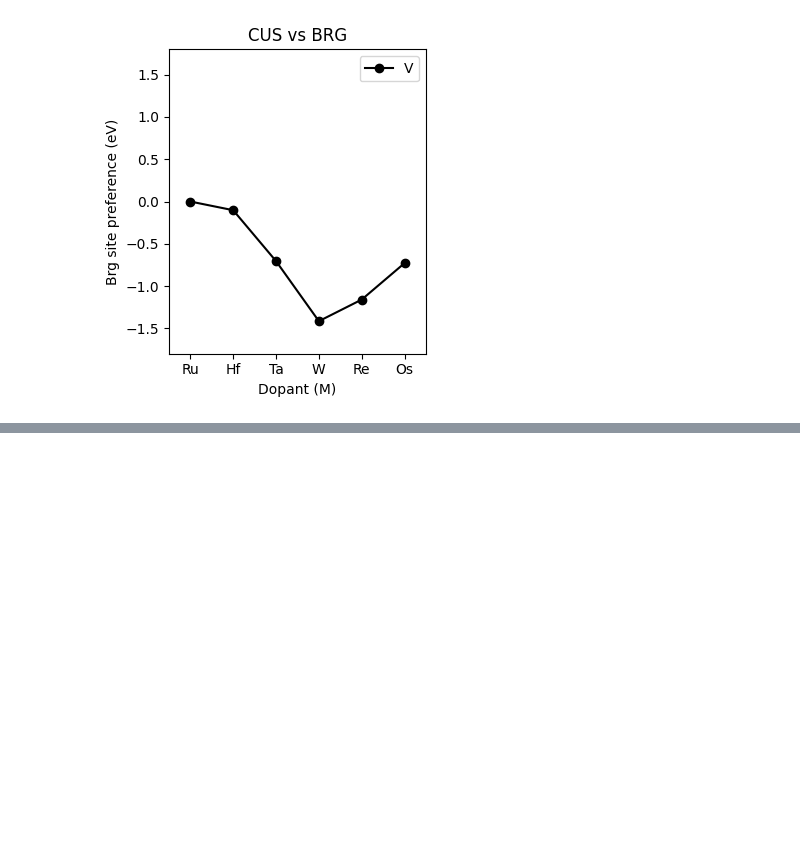
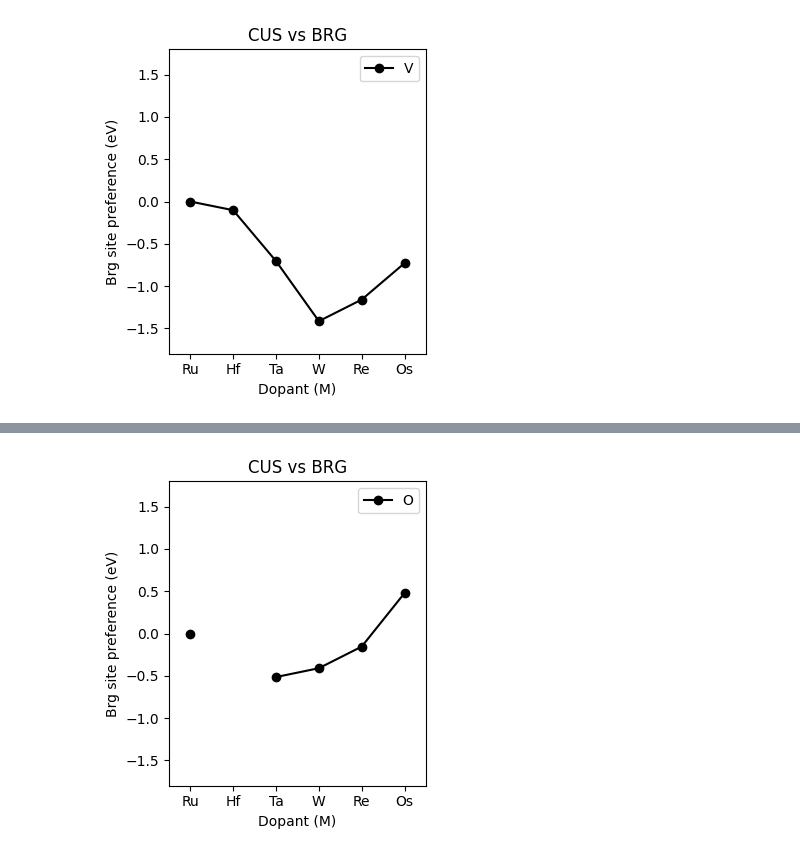
Before and after one commit to jhyeonjung97/tools, a Jupyter notebook: ruo2/icohp.ipynb, the cells around one changed output, grey strips where cells are left out. Cells and saved outputs as stored; diff of their text form; code cells hidden in the pictures; blank space fills up the shorter version.

```diff
--- a/ruo2/icohp.ipynb
+++ b/ruo2/icohp.ipynb
@@ -641,0 +642,27 @@ plt.show()
+# %%
+data['O_Δde'] = data['brg_O_de_MxOy'] - data['cus_O_de_MxOy']
+
+# Plot formation energies on a single figure (MO2 vs M-RuO2).
+fig, ax = plt.subplots(1, 1, figsize=(3.5, 4))
+colors = ['black', 'red']
+zorders = [2, 1]
+
+for i, col in enumerate(['O_Δde']):
+    oxide_type = col.split('_')[0]
+    if col in data.columns:
+        data[col].plot(kind='line', marker='o', ax=ax, label=oxide_type, color=colors[i % len(colors)], zorder=zorders[i % len(zorders)])
+
+ax.set_title('CUS vs BRG')
+ax.set_xlabel('Dopant (M)')
+ax.set_ylabel('Brg site preference (eV)')
+ax.set_xticks(range(len(data.index)))
+ax.set_xticklabels(data.index.tolist())
+ax.legend(loc='best')
+ax.set_xlim(-0.5, 5.5)
+ax.set_ylim(-1.8, 1.8)
+
+plt.tight_layout()
+plt.savefig(f'{root}/delta_de_o.png', dpi=dpi)
+plt.show()
+# %% [output]
+[figure, added]
```
Also changed, not shown: parts of 2 cells of this notebook.
